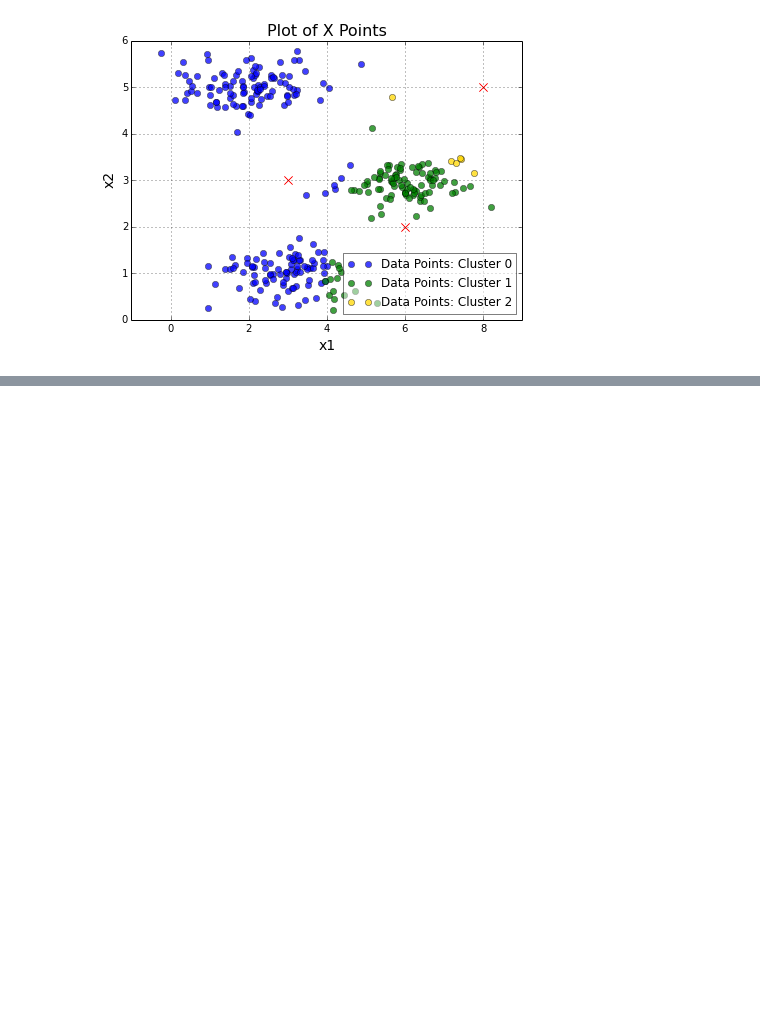
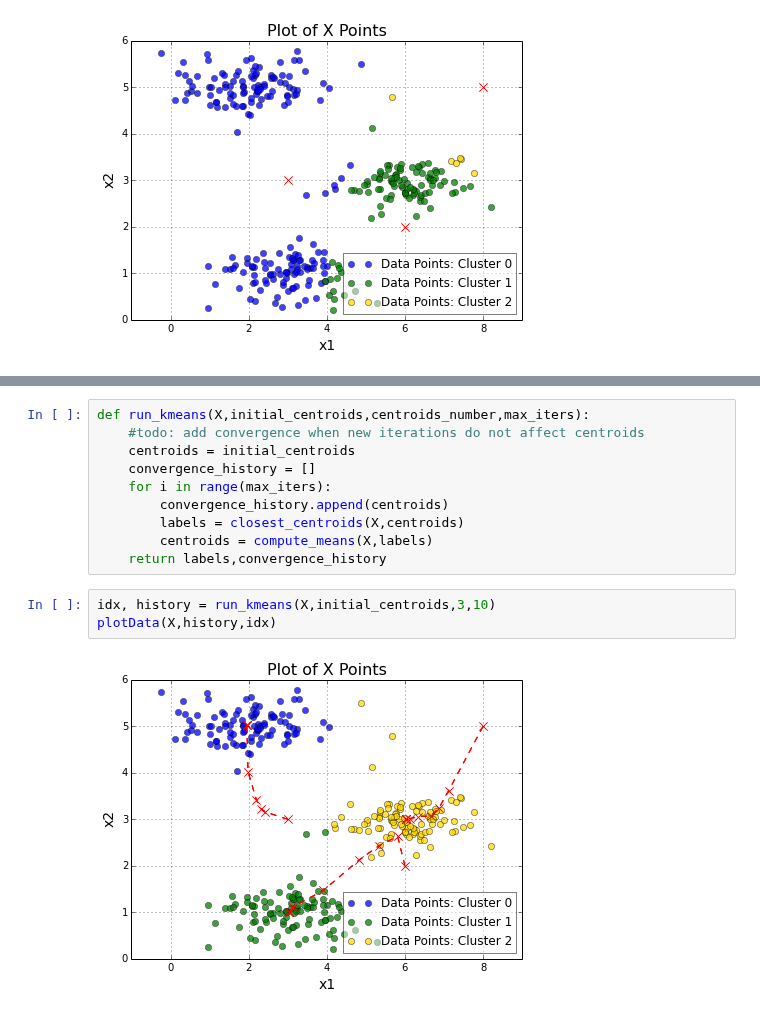
Before and after one commit to stand-by/MachineLearning_algorithms, a Jupyter notebook: examples/draft_kmeans.ipynb, the cells around one changed output, grey strips where cells are left out. Drawn from its saved outputs; the diff is of its cells as text; blank space fills up the shorter version.

Commit message:
implement and run kmeans algorithm

```diff
--- a/examples/draft_kmeans.ipynb
+++ b/examples/draft_kmeans.ipynb
@@ -73,0 +70,15 @@ def compute_means(X, colors):
+# %%
+def run_kmeans(X,initial_centroids,centroids_number,max_iters):
+    #todo: add convergence when new iterations do not affect centroids
+    centroids = initial_centroids
+    convergence_history = []
+    for i in range(max_iters):
+        convergence_history.append(centroids)
+        labels = closest_centroids(X,centroids)
+        centroids = compute_means(X,labels)
+    return labels,convergence_history
+# %%
+idx, history = run_kmeans(X,initial_centroids,3,10)
+plotData(X,history,idx)
+# %% [output]
+[figure, added]
```
Also changed, not shown: parts of 1 cell of this notebook.
